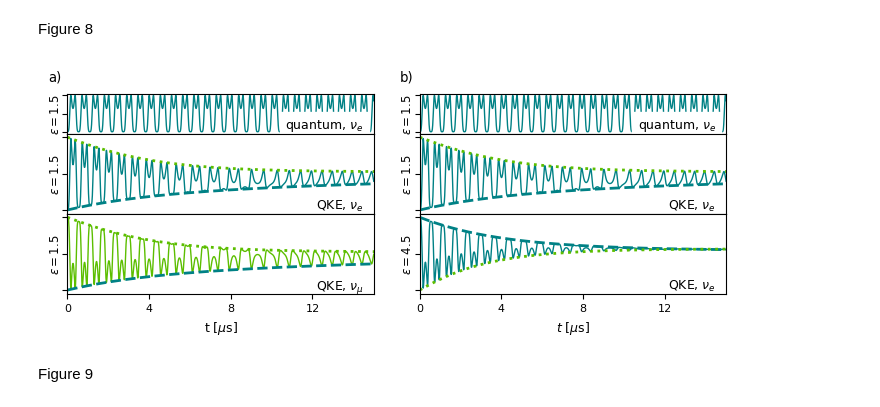
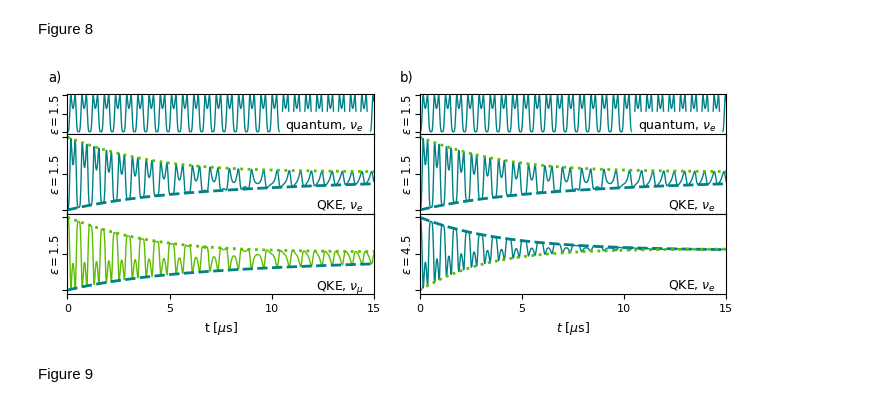
Before and after one commit to nuLABatUSD/QKESolveMPI, a Jupyter notebook: analysis/QKEPaperFigs.ipynb, the cells around one changed output. Drawn from its saved outputs; the diff is of its cells as text; code cells hidden in the pictures.

Commit message:
paper figures for submission

```diff
--- a/analysis/QKEPaperFigs.ipynb
+++ b/analysis/QKEPaperFigs.ipynb
@@ -453,6 +453,8 @@ ax[2].plot(thermal['time'], ft_m[:,index_plots[0]], c=m_color, ls=":", lw=2)
 #ax[2].set_xlim(0,min(np.max(coherent['time']), np.max(QKE['time'])))
 ax[2].set_xlim(0, 15)
 ax[2].set_xlabel(r"t [$\mu$s]", fontsize=9)
+ax[2].set_xticks([0, 5, 10, 15])
+ax[2].set_xticklabels([0, 5, 10, 15],fontsize=8)
 
 #ax[0].set_yticks([np.min(coherent[1][:,index_plots[0]]*eps[index_plots[0]]**2), np.max(coherent[1][:,index_plots[0]]*eps[index_plots[0]]**2)])
 #ax[0].set_yticks([])
@@ -485,36 +487,36 @@ ax[0].plot(coherent['time'], fc_e[:,index_plots[0]], c=e_color, label=r"quantum
 for i in range(2):
     ax[i+1].plot(QKE['time'],fq_e[:,index_plots[i]], c=e_color, label=r"QKE $\nu_e,~\epsilon={:.2}$".format(eps[index_plots[i]]), lw=1)
     ax[i+1].plot(thermal['time'], ft_e[:,index_plots[i]], ls="--", lw=2, c=e_color)
     ax[i+1].plot(thermal['time'], ft_m[:,index_plots[i]], ls=":", lw=2, c=m_color)
 
 ax[0].set_xlim(0,15)
 ax[2].set_xlabel(r"$t~[\mu\text{s}]$", fontsize=9)
-ax[2].set_xticks([0, 4, 8, 12])
-ax[2].set_xticklabels([0,4,8,12],fontsize=8)
+ax[2].set_xticks([0, 5, 10, 15])
+ax[2].set_xticklabels([0, 5, 10, 15],fontsize=8)
 
 ymin = [0, 0]
 ymax = [0, 0]
 for i in range(3):
     ytickmin = np.min(coherent['f'][pd.NU_E][:,index_plots[i//2]]) * eps[index_plots[i//2]]**2/(2*np.pi**2)
     ytickmax = np.max(coherent['f'][pd.NU_E][:,index_plots[i//2]]) * eps[index_plots[i//2]]**2/(2*np.pi**2)
 
     ymin[i//2] = ytickmin
     ymax[i//2] = ytickmax
 
     ax[i].set_yticks([ytickmin, 0.5*(ytickmin+ytickmax), ytickmax])
     ax[i].set_yticklabels(["","",""])
 
     ax[i].set_ylabel(r"$\epsilon = {:.2}$".format(eps[index_plots[i//2]]), fontsize=8.5, labelpad=-3)
 
 ax[0].text(-0.3, ymax[0]*1.2, "b)", ha='right', fontsize=9.5)
 
 ax[0].text(14.5, ymin[0] + 0.03*(ymin[0]+ymax[0]), r"quantum, $\nu_e$", fontsize=9, ha='right', backgroundcolor='white')
 ax[1].text(14.5, ymin[0] + 0.005*(ymin[0]+ymax[0]), r"QKE, $\nu_e$", fontsize=9, ha='right')
 ax[2].text(14.5, ymin[1] + 0.005*(ymin[1]+ymax[1]), r"QKE, $\nu_e$", fontsize=9, ha='right')
 fig.subplots_adjust(wspace=0.15)
 plt.savefig("PaperFigs/QKE-sync.pdf", bbox_inches='tight')
 # %% [output]
-[figure, old version]
+[figure, new version]
 # %% [markdown]
 Figure 9
 # %%
```
